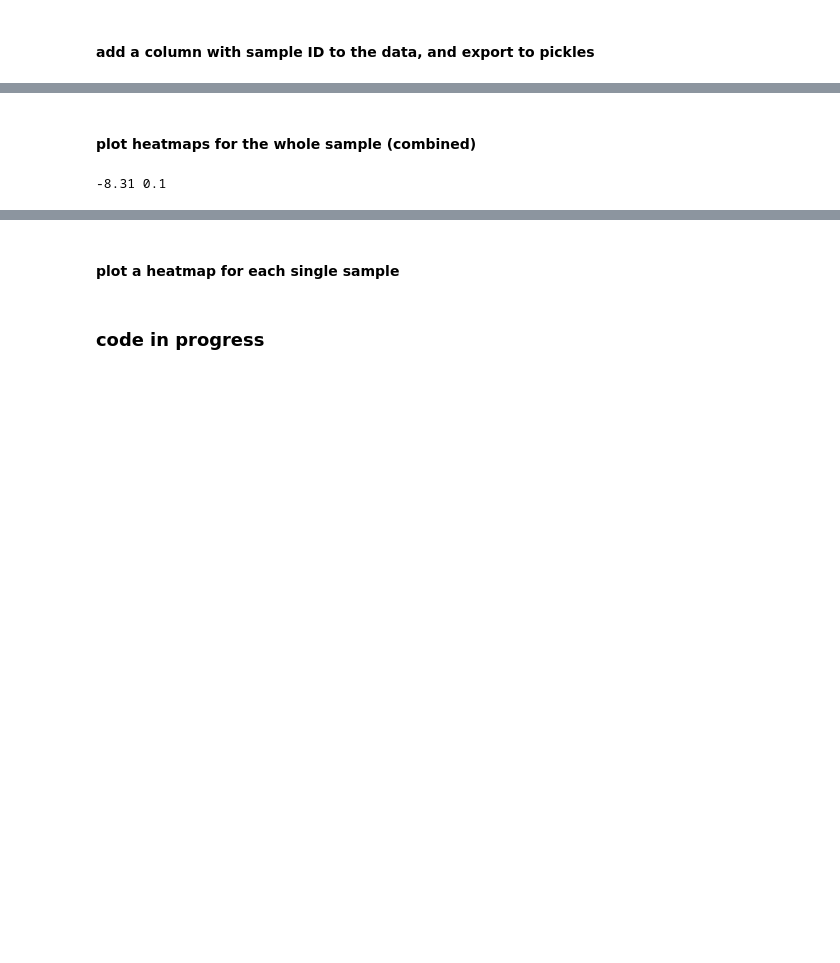
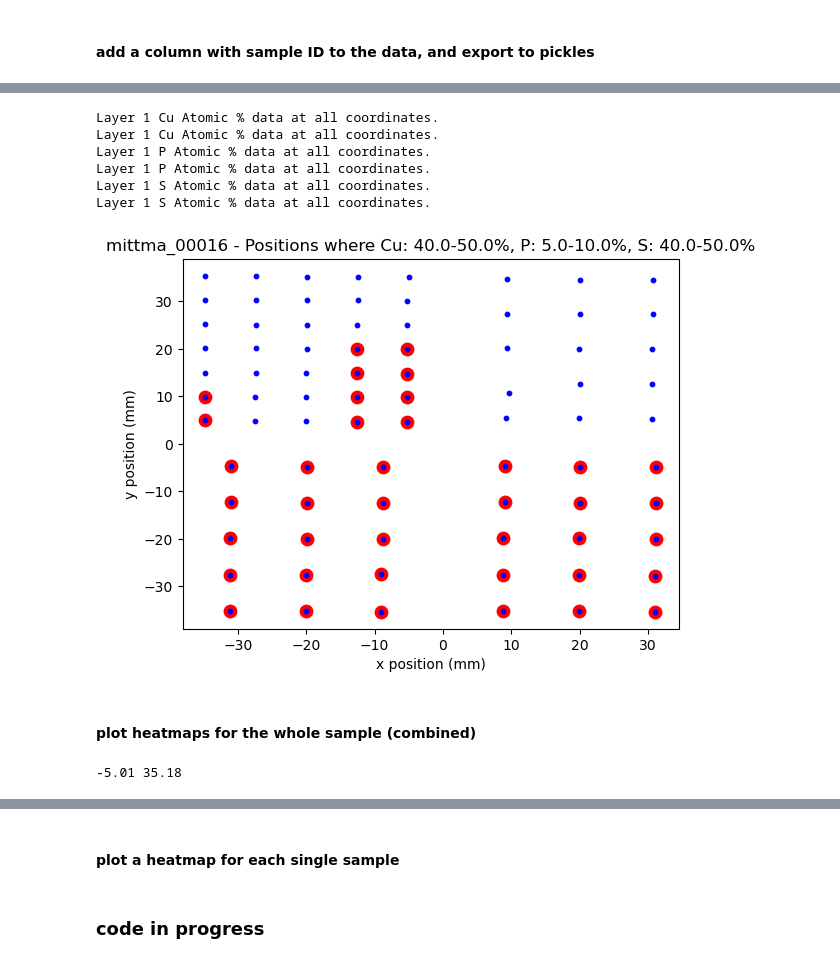
Before and after one commit to DTU-Nanolab-materials-discovery/intern-data-handling-and-fitting, a Jupyter notebook: EDX.ipynb, the cells around one changed output, grey strips where cells are left out. Drawn from its saved outputs; the diff is of its cells as text; code cells hidden in the pictures; blank space fills up the shorter version.

Commit message:
find_composition

```diff
--- a/EDX.ipynb
+++ b/EDX.ipynb
@@ -179,35 +129,0 @@ for point in points:
-# %%
-# for point in points:
-#     test=get_data(sample_df, x= point[0], y= point[1])
-#     display(test)
-sample_df= data.copy()
-
-idx_P_max= np.where(get_data(sample_df, type= 'Layer 1 P Atomic %').values[0] >17)[0]
-idx_P_min= np.where(get_data(sample_df, type='Layer 1 P Atomic %').values[0] <19)[0]
-idx_P= np.intersect1d(idx_P_max, idx_P_min)
-
-idx_S_min= np.where(get_data(sample_df, type= 'Layer 1 S Atomic %').values[0] <10)[0]
-idx_S_max= np.where(get_data(sample_df, type= 'Layer 1 S Atomic %').values[0] >8)[0]
-idx_S= np.intersect1d(idx_S_max, idx_S_min)
-
-idx_Cu_min= np.where(get_data(sample_df, type= 'Layer 1 Cu Atomic %').values[0] >70)[0]
-idx_Cu_max= np.where(get_data(sample_df, type= 'Layer 1 Cu Atomic %').values[0] <75)[0]
-idx_Cu= np.intersect1d(idx_Cu_max, idx_Cu_min)
-
-idx= np.intersect1d(idx_P, idx_S)
-idx= np.intersect1d(idx, idx_Cu)
-x,y= extract_coordinates(sample_df)
-good_comp= {'X': [], 'Y': []}
-for i in range(0,len(idx)):
-    good_comp['X'].append(x[idx[i]])
-    good_comp['Y'].append(y[idx[i]])
-    # display(get_data(sample_df, type= 'Layer 1 P Atomic %', x= x[idx[i]], y= y[idx[i]]))
-good_comp= pd.DataFrame(good_comp)
-display(good_comp)
-gx,gy = extract_coordinates(sample_df)
-plt.scatter(good_comp['X'], good_comp['Y'], c='r', s=80)
-plt.scatter(gx,gy, c='b', s=10)
-
-for i in range(0,len(good_comp)):
-    display(get_data(sample_df, x= good_comp['X'][i], y= good_comp['Y'][i]))
-# display(get_data(sample_df, x= good_comp['X'], y= good_comp['Y']))
@@ -227,3 +130,17 @@ All data at -4.630000000000001,2.34.
+# %%
+
+# sample_df= data.copy()
+
+good_comp_df= find_composition(sample_df, 'Cu','P','S', range1=[40,50], range2=[5,10], range3=[40,50],display_option=False)
+# good_comp_df= find_composition(sample_df, 'Cu','P','S',display_option=False, stoichiometry=[7,1,6], tolerance= 3)
+# %% [output]
+Layer 1 Cu Atomic % data at all coordinates.
+Layer 1 Cu Atomic % data at all coordinates.
+Layer 1 P Atomic % data at all coordinates.
+Layer 1 P Atomic % data at all coordinates.
+Layer 1 S Atomic % data at all coordinates.
+Layer 1 S Atomic % data at all coordinates.
+[figure, added]
 # %% [markdown]
 #### plot heatmaps for the whole sample (combined)
 # %%
@@ -231,15 +148,19 @@ All data at -4.630000000000001,2.34.
 datatypes=["Layer 1 Thickness (nm)", "Layer 1 Cu Atomic %", "Layer 1 P Atomic %", "Layer 1 S Atomic %"]
 
 #coordinates to exclude:
-grid = MI_to_grid(sample_df)
-xx, yy= closest_coord(grid, -4.63, -2.53)
-print(xx,yy)
+
+grid = MI_to_grid(data)
+points= [[-40,-10], [-25,-10], [-5,-40], [5,-40]]
+list_to_exclude= []
+for point in points:
+    xx, yy= closest_coord(grid, point[0], point[1])
+    list_to_exclude.append(f'{xx},{yy}')
 
 for datatype in datatypes:
     savepath = os.path.join(folder, f"{sample} {datatype}.png")
     new_heatmap(datatype, data=data0, title = f"{sample} {datatype}",
-            # exclude=[f'{xx},{yy}'],
+            # exclude=list_to_exclude,
     savepath=savepath,
      )
 # %% [output]
--8.31 0.1
+-5.01 35.18
```
Also changed, not shown: parts of 11 cells of this notebook, 1 other file.
